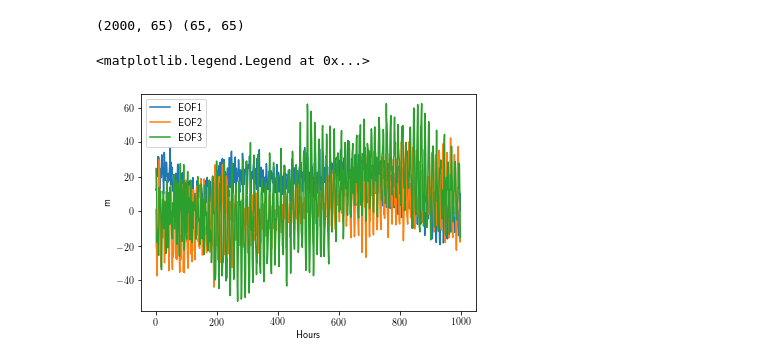
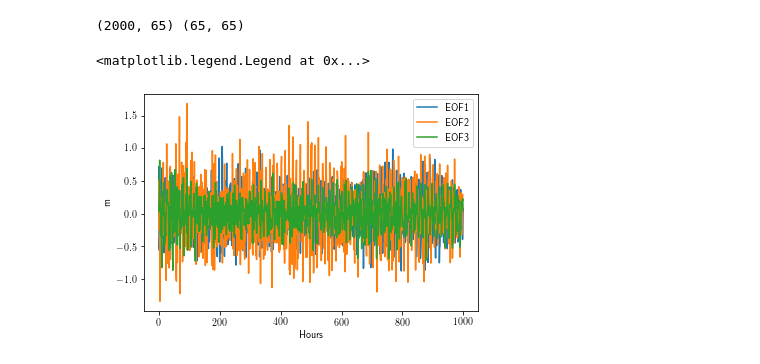
Before and after one commit to jpdef/internalwaves, a Jupyter notebook: IW/notebooks/LLC/LLC_EOF.ipynb, the cells around one changed output. Cells and saved outputs as stored; diff of their text form; code cells hidden in the pictures.

```diff
--- a/IW/notebooks/LLC/LLC_EOF.ipynb
+++ b/IW/notebooks/LLC/LLC_EOF.ipynb
@@ -316,16 +286,16 @@ f.set_dpi(150)
 # %%
-DZP = DZ[:,:,0,0]
-print(DZP.shape,v.shape)
-u = DZP @ v.T
+WP = W[:,:,0,0]
+print(WP.shape,we.shape)
+u = WP @ we.T
 f , ax = plt.subplots()
 ax.plot(u[0:1000,0],label="EOF1")
 ax.plot(u[0:1000,1],label="EOF2")
 ax.plot(u[0:1000,2],label="EOF3")
 ax.set_xlabel("Hours")
 ax.set_ylabel("m")
 ax.legend()
 #ax.plot(DZP[0:200,0])
 # %% [output]
 (2000, 65) (65, 65)
 <matplotlib.legend.Legend at 0x...>
-[figure, old version]
+[figure, new version]
```
Also changed, not shown: parts of 12 cells of this notebook, 14 other files.
